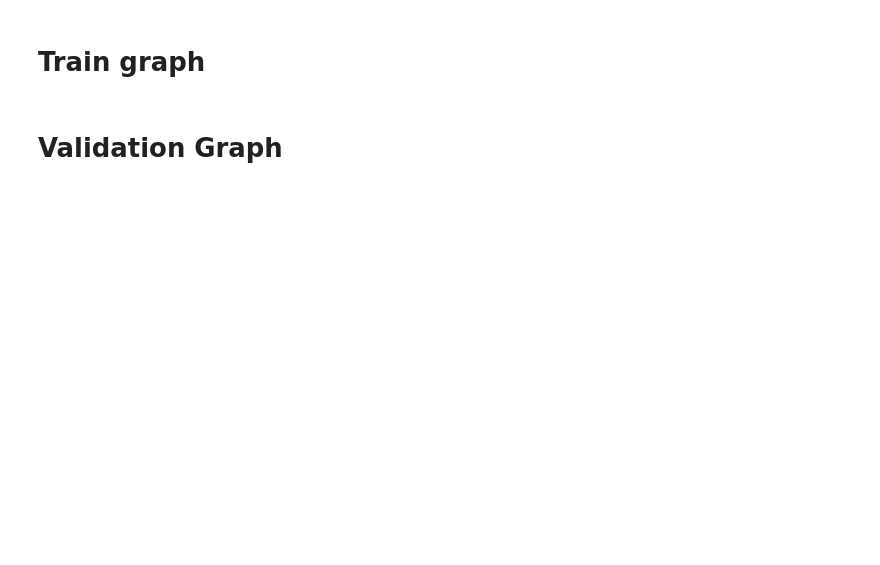
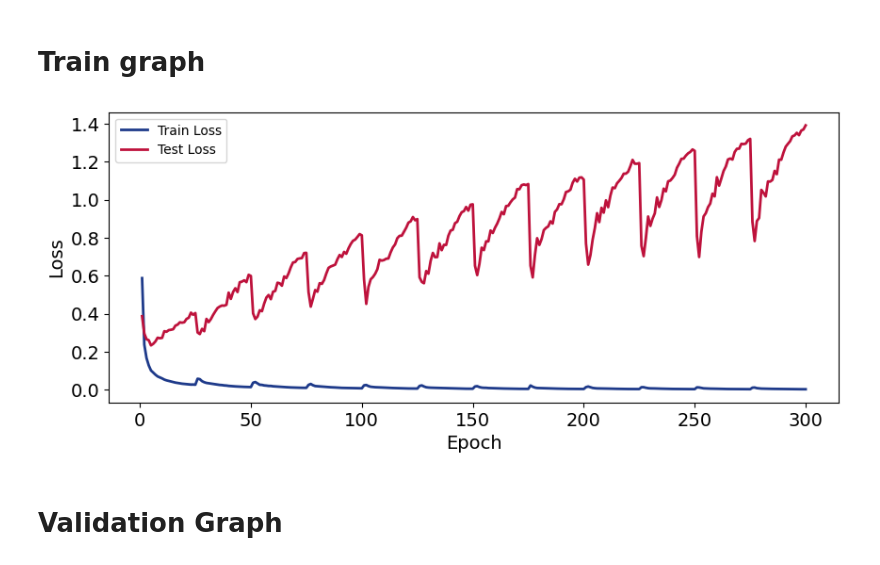
Before and after one commit to DaDudeIan/Pre-planning-Intersection-Traversal-for-Autonomous-Vehicles, a Jupyter notebook: models/training/results.ipynb, the cells around one changed output. Saved outputs shown, nothing was run; the diff lists cells and outputs as text; code cells hidden in the pictures; blank space fills up the shorter version.

```diff
--- a/models/training/results.ipynb
+++ b/models/training/results.ipynb
@@ -227,21 +230,23 @@ plt.savefig(f"{res_folder}/{base}_train1.png", bbox_inches='tight', transparent=
 # %% [markdown]
 # Train graph
 # %%
-# n_epochs = len(ckpt['train_losses'])
-# train_losses = ckpt['train_losses']
-# test_losses = ckpt['test_losses']
-# # Plotting the loss graphs
-# plt.figure(figsize=(10, 4))
-# plt.plot(range(1, n_epochs + 1), train_losses, label="Train Loss", color='#1e3a8a', linewidth=2)
-# plt.plot(range(1, n_epochs + 1), test_losses, label="Test Loss", color = "#be123c", linewidth=2)
-# plt.xlabel("Epoch", size=14)
-# plt.ylabel("Loss", size=14)
-# plt.xticks(size=14)
-# plt.yticks(size=14)
-# #plt.title("Training and Evaluation Loss Over Epochs")
-# plt.legend()
-# plt.savefig(f"{res_folder}/{model_name}_{loss_fn}_train_graph.png", bbox_inches='tight', transparent=True)
-# plt.show()
+n_epochs = len(ckpt['train_losses'])
+train_losses = ckpt['train_losses']
+test_losses = ckpt['test_losses']
+# Plotting the loss graphs
+plt.figure(figsize=(10, 4))
+plt.plot(range(1, n_epochs + 1), train_losses, label="Train Loss", color='#1e3a8a', linewidth=2)
+plt.plot(range(1, n_epochs + 1), test_losses, label="Test Loss", color = "#be123c", linewidth=2)
+plt.xlabel("Epoch", size=14)
+plt.ylabel("Loss", size=14)
+plt.xticks(size=14)
+plt.yticks(size=14)
+#plt.title("Training and Evaluation Loss Over Epochs")
+plt.legend()
+#plt.savefig(f"{res_folder}/{model_name}_{loss_fn}_train_graph.png", bbox_inches='tight', transparent=True)
+plt.show()
+# %% [output]
+[figure, added]
 # %% [markdown]
 # Validation Graph
 # %%
```
Also changed, not shown: parts of 13 cells of this notebook, 11 other files.
